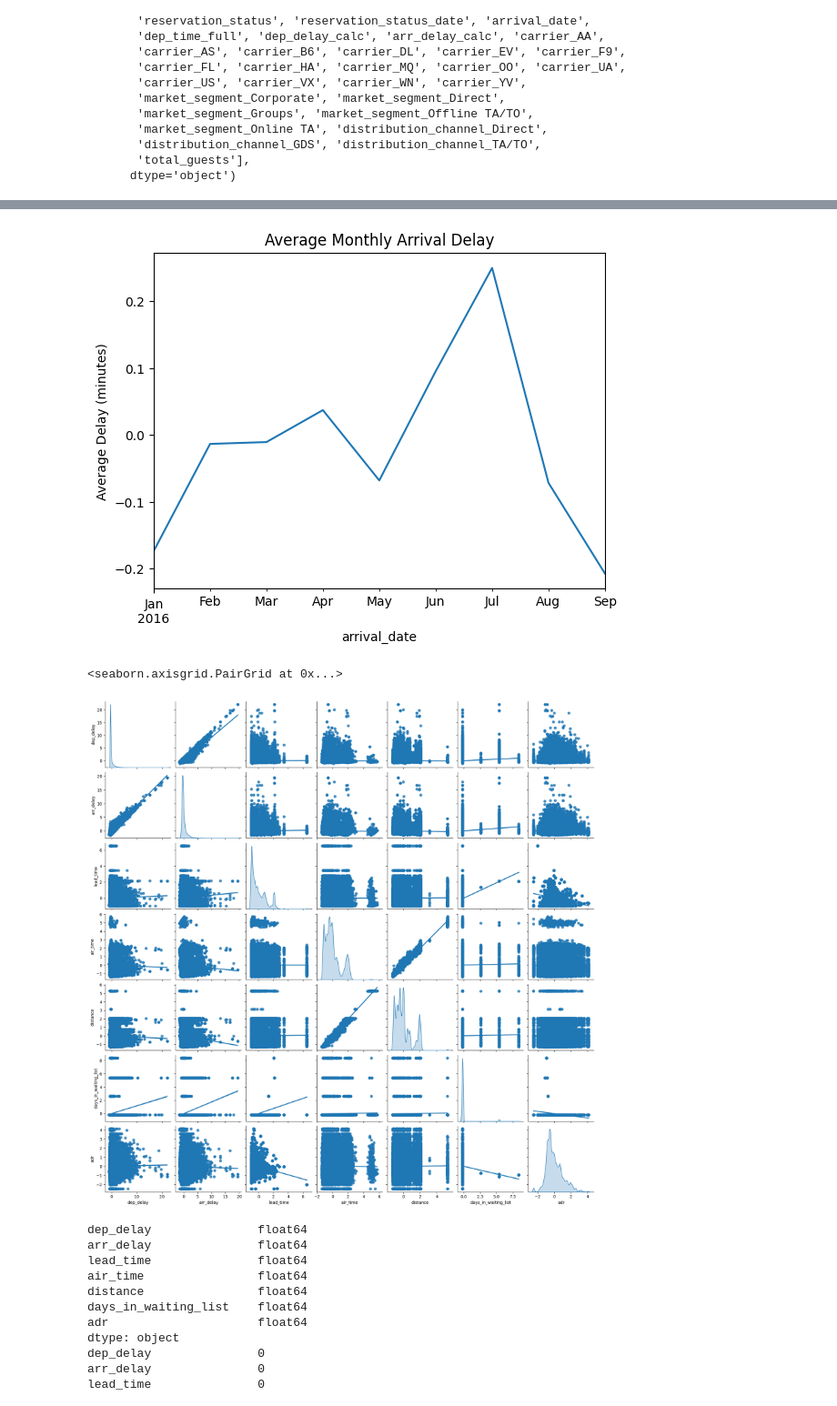
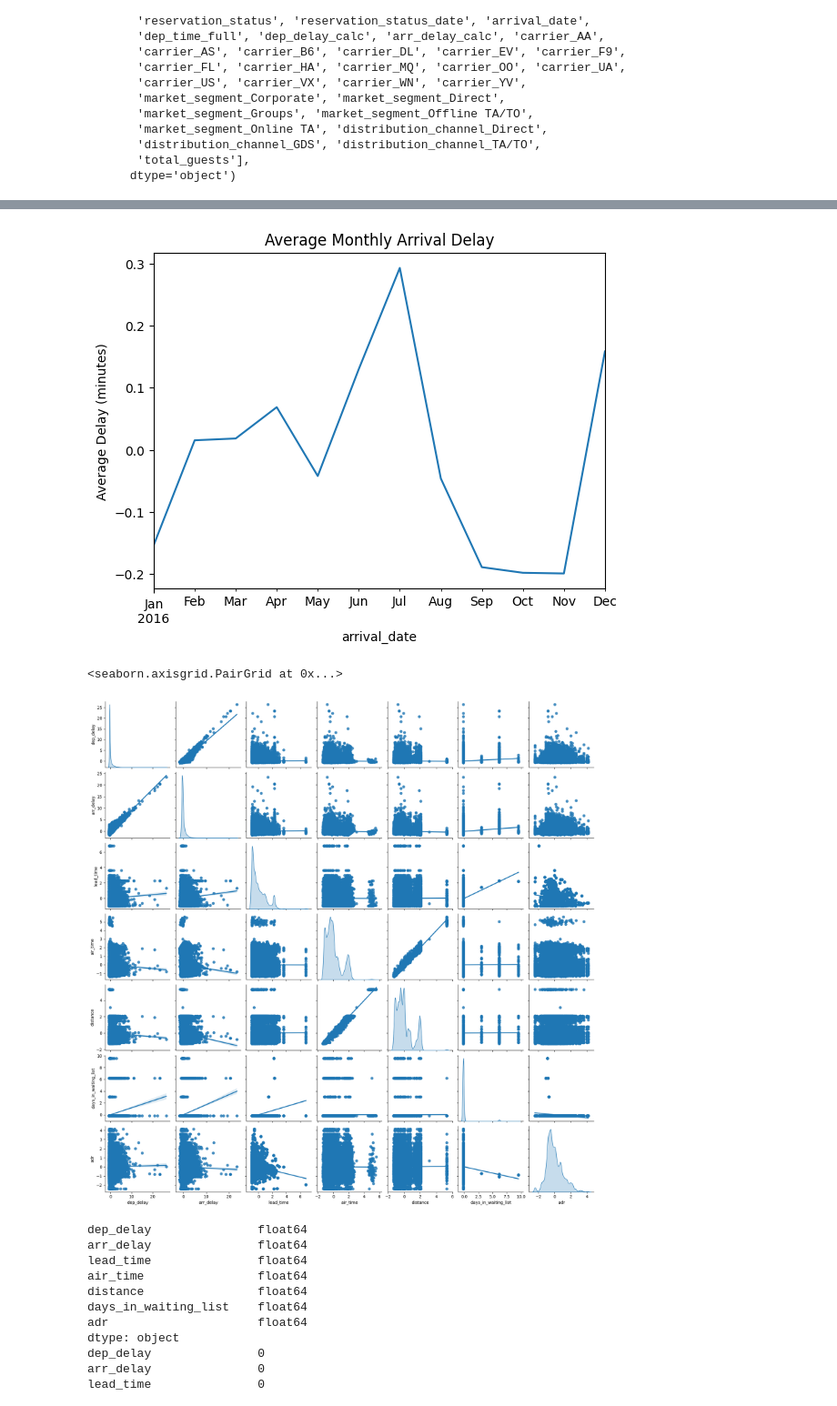
Before and after one commit to ConorJones05/STOR320_Final, a Jupyter notebook: EDA Template.ipynb, the cells around one changed output, grey strips where cells are left out. Shown at 91% size. Cells and saved outputs as stored; diff of their text form; code cells hidden in the pictures.

```diff
--- a/EDA Template.ipynb
+++ b/EDA Template.ipynb
@@ -133,13 +134,7 @@ hotel['arrival_date_year'] = hotel['arrival_date_year'].astype(int)
 
 hotel_filtered = hotel[
     (hotel['country'] == 'USA') &
-    (hotel['arrival_date_year'] == 2016) &
-    (hotel['arrival_date_month_numeric'] >= 1) &
-    (hotel['arrival_date_month_numeric'] <= 9) &
-    (
-        (hotel['arrival_date_month_numeric'] < 9) |
-        (hotel['arrival_date_day_of_month'] <= 30)
-    )
+    (hotel['arrival_date_year'] == 2016)
 ]
 
 merged_data = pd.merge(
@@ -370,16 +418,16 @@ cleaned_merged_data['arr_delay'].resample('M').mean().plot(title='Average Monthl
 plt.ylabel('Average Delay (minutes)')
 plt.show()
 # %% [output]
-[figure, old version]
+[figure, new version]
 # %%
-sample_data = cleaned_merged_data.sample(frac=0.2)
+sample_data = cleaned_merged_data.sample(frac=0.05)
 numeric_cols = sample_data[continuous_features].dropna()
 numeric_cols_cleaned = numeric_cols.replace([np.inf, -np.inf], np.nan).dropna()
 numeric_cols = numeric_cols.reset_index(drop=True)
 sns.pairplot(numeric_cols_cleaned, kind='reg', diag_kind='kde')
 # %% [output]
 <seaborn.axisgrid.PairGrid at 0x...>
-[figure, old version]
+[figure, new version]
 # %%
 print(numeric_cols.dtypes)
 print(numeric_cols.isnull().sum())
```
Also changed, not shown: parts of 17 cells of this notebook.
